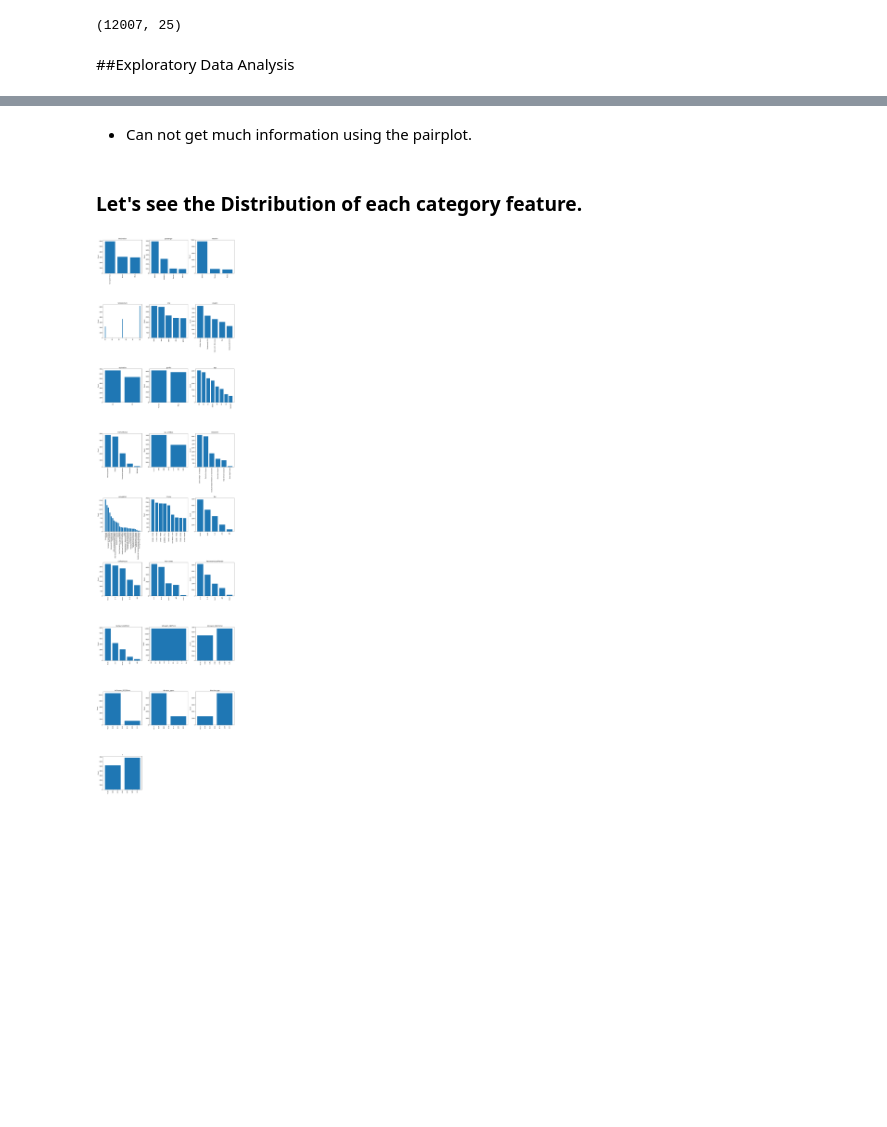
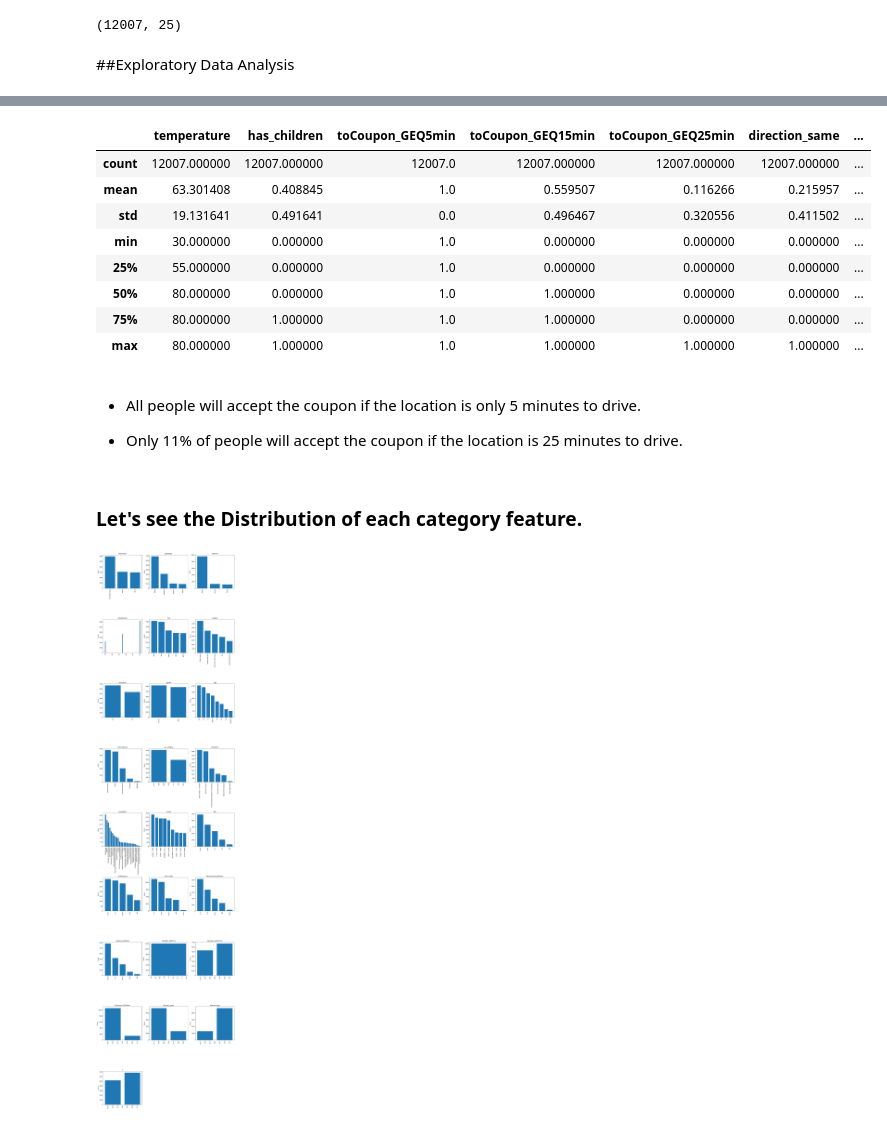
Before and after one commit to Shixin000/Springboard, a Jupyter notebook: CapstoneTwo/In-vehicle_coupon_recommendation_EDA.ipynb, the cells around one changed output, grey strips where cells are left out. Cells and saved outputs as stored; diff of their text form; code cells hidden in the pictures; blank space fills up the shorter version.

```diff
--- a/CapstoneTwo/In-vehicle_coupon_recommendation_EDA.ipynb
+++ b/CapstoneTwo/In-vehicle_coupon_recommendation_EDA.ipynb
@@ -80,5 +73,19 @@ sns.pairplot(data)
-# %% [markdown]
-* Can not get much information using the pairplot.
+# %%
+data.describe()
+# %% [output]
+|  | temperature | has_children | toCoupon_GEQ5min | toCoupon_GEQ15min | toCoupon_GEQ25min | direction_same | ... |
+| count | 12007.000000 | 12007.000000 | 12007.0 | 12007.000000 | 12007.000000 | 12007.000000 | ... |
+| mean | 63.301408 | 0.408845 | 1.0 | 0.559507 | 0.116266 | 0.215957 | ... |
+| std | 19.131641 | 0.491641 | 0.0 | 0.496467 | 0.320556 | 0.411502 | ... |
+| min | 30.000000 | 0.000000 | 1.0 | 0.000000 | 0.000000 | 0.000000 | ... |
+| 25% | 55.000000 | 0.000000 | 1.0 | 0.000000 | 0.000000 | 0.000000 | ... |
+| 50% | 80.000000 | 0.000000 | 1.0 | 1.000000 | 0.000000 | 0.000000 | ... |
+| 75% | 80.000000 | 1.000000 | 1.0 | 1.000000 | 0.000000 | 0.000000 | ... |
+| max | 80.000000 | 1.000000 | 1.0 | 1.000000 | 1.000000 | 1.000000 | ... |
+# %% [markdown]
+* All people will accept the coupon if the location is only 5 minutes to drive.
+
+* Only 11% of people will accept the coupon if the location is 25 minutes to drive.
 # %% [markdown]
 ### Let's see the Distribution of each category feature.
 # %%
```
Also changed, not shown: parts of 7 cells of this notebook.
